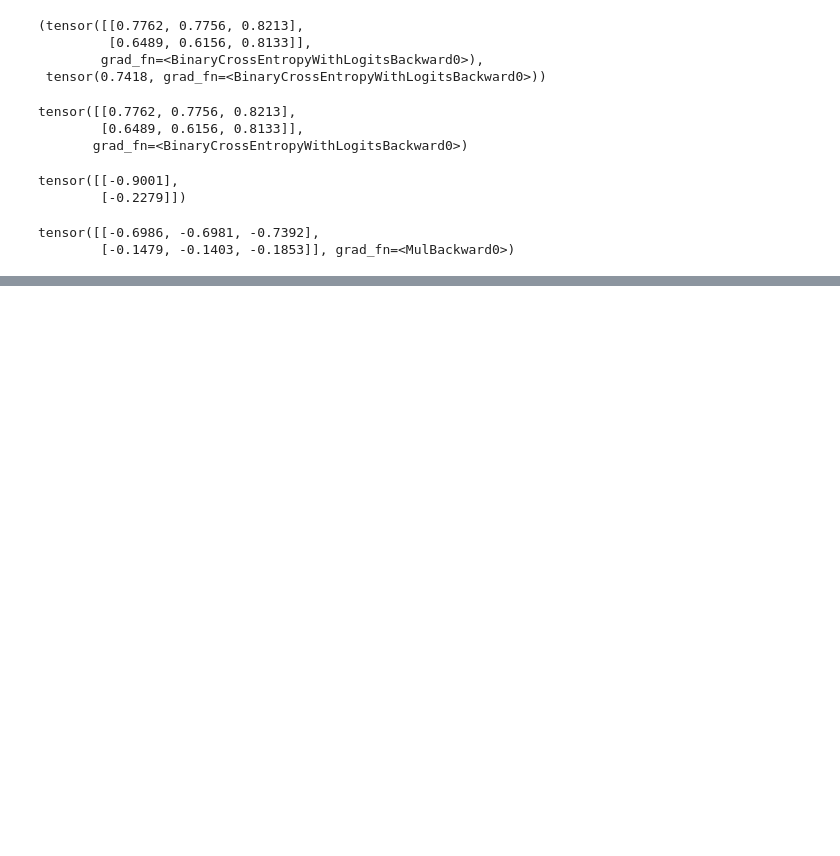
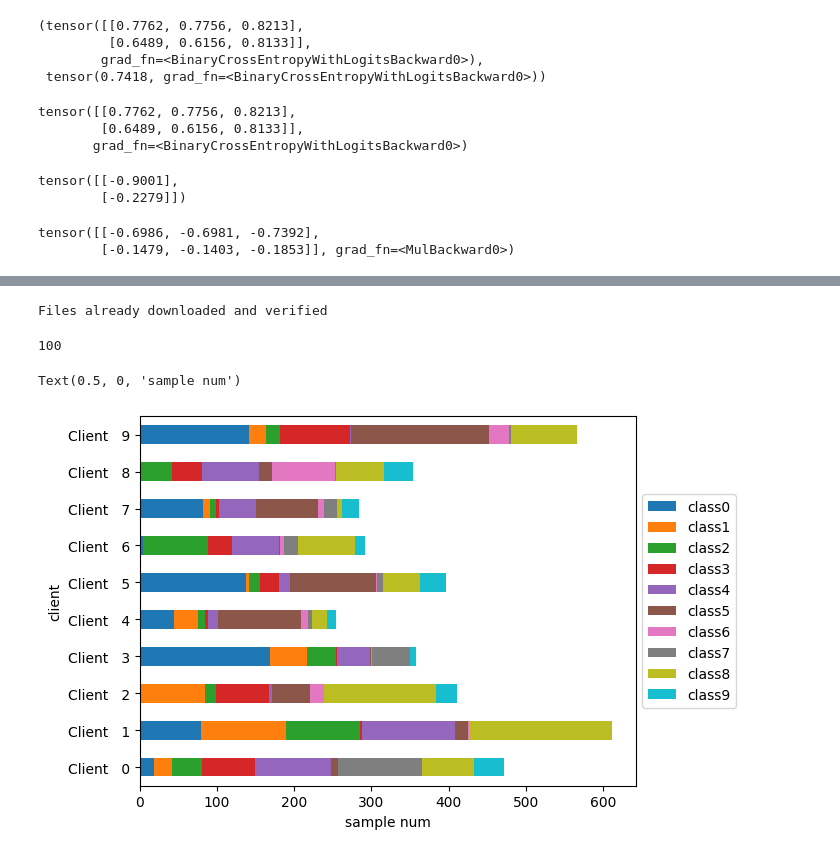
Before and after one commit to FavorWen/fedrl, a Jupyter notebook: rl/temp.ipynb, the cells around one changed output, grey strips where cells are left out. Cells and saved outputs as stored; diff of their text form; code cells hidden in the pictures; blank space fills up the shorter version.

Commit message:
label-skew part

```diff
--- a/rl/temp.ipynb
+++ b/rl/temp.ipynb
@@ -340,0 +303,52 @@ stride = 1
+# %%
+trainset = torchvision.datasets.CIFAR10(root="/root/autodl-tmp/datasets2", train=True, download=True)
+# %% [output]
+Files already downloaded and verified
+# %%
+num_clients = 100
+num_classes = 100
+num_display_classes = 10
+
+
+col_names = [f"class{i}" for i in range(num_classes)]
+display_col_names = [f"class{i}" for i in range(num_display_classes)]
+
+seed = 2021
+
+hist_color = '#4169E1'
+plt.rcParams['figure.facecolor'] = 'white'
+# %%
+# perform partition
+hetero_dir_part = CIFAR100Partitioner(trainset.targets,
+                                num_clients,
+                                balance=None,
+                                partition="dirichlet",
+                                dir_alpha=0.5,
+                                # unbalance_sgm=0.3,
+                                seed=2020)
+# save to pkl file
+torch.save(hetero_dir_part.client_dict, "tpm.pkl")
+print(len(hetero_dir_part))
+# %% [output]
+100
+# %%
+# generate partition report
+csv_file = "tpm.csv"
+partition_report(trainset.targets, hetero_dir_part.client_dict,
+                 class_num=num_classes,
+                 verbose=False, file=csv_file)
+
+hetero_dir_part_df = pd.read_csv(csv_file,header=1)
+hetero_dir_part_df = hetero_dir_part_df.set_index('client')
+for col in col_names:
+    hetero_dir_part_df[col] = (hetero_dir_part_df[col] * hetero_dir_part_df['Amount']).astype(int)
+
+# select first 10 clients and first 10 classes for bar plot
+hetero_dir_part_df[display_col_names].iloc[:10].plot.barh(stacked=True)
+# plt.tight_layout()
+plt.legend(loc='center left', bbox_to_anchor=(1, 0.5))
+plt.xlabel('sample num')
+# plt.savefig(f"./imgs/cifar100_hetero_dir_0.3_100clients.png", dpi=400, bbox_inches = 'tight')
+# %% [output]
+Text(0.5, 0, 'sample num')
+[figure, added]
```
Also changed, not shown: parts of 12 cells of this notebook, 47 other files.
